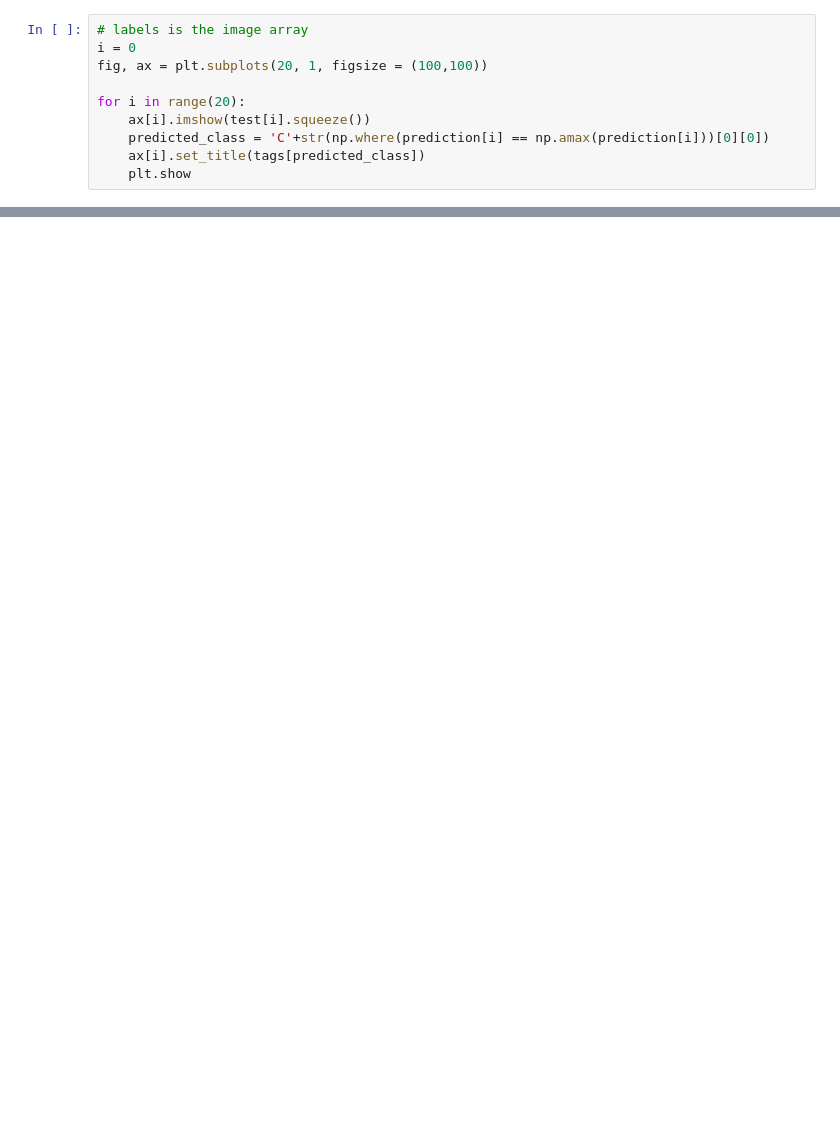
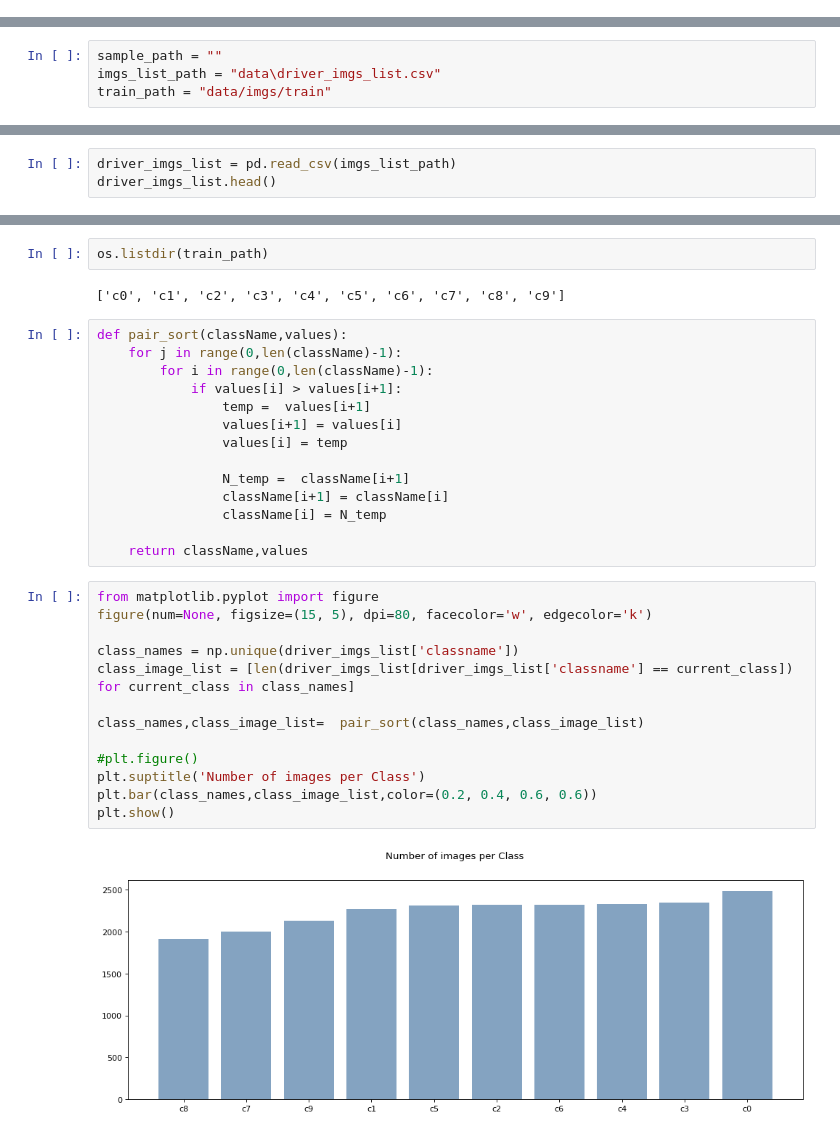
Before and after one commit to Marirs27/Final-Year-Project, a Jupyter notebook: RESNET_Model.ipynb, the cells around one changed output, grey strips where cells are left out. Cells and saved outputs as stored; diff of their text form; blank space fills up the shorter version.

```diff
--- a/RESNET_Model.ipynb
+++ b/RESNET_Model.ipynb
@@ -344,10 +0,0 @@ tags = { "C0": "safe driving",
-# %%
-# labels is the image array
-i = 0
-fig, ax = plt.subplots(20, 1, figsize = (100,100))
-
-for i in range(20):
-    ax[i].imshow(test[i].squeeze())
-    predicted_class = 'C'+str(np.where(prediction[i] == np.amax(prediction[i]))[0][0])
-    ax[i].set_title(tags[predicted_class])
-    plt.show
@@ -355,0 +16,4 @@ for i in range(20):
+# %%
+sample_path = ""
+imgs_list_path = "data\driver_imgs_list.csv"
+train_path = "data/imgs/train"
@@ -355,0 +22,3 @@ for i in range(20):
+# %%
+driver_imgs_list = pd.read_csv(imgs_list_path)
+driver_imgs_list.head()
@@ -355,0 +32,33 @@ for i in range(20):
+# %%
+os.listdir(train_path)
+# %% [output]
+['c0', 'c1', 'c2', 'c3', 'c4', 'c5', 'c6', 'c7', 'c8', 'c9']
+# %%
+def pair_sort(className,values):
+    for j in range(0,len(className)-1):
+        for i in range(0,len(className)-1):
+            if values[i] > values[i+1]:
+                temp =  values[i+1]
+                values[i+1] = values[i]
+                values[i] = temp
+
+                N_temp =  className[i+1]
+                className[i+1] = className[i]
+                className[i] = N_temp
+
+    return className,values
+# %%
+from matplotlib.pyplot import figure
+figure(num=None, figsize=(15, 5), dpi=80, facecolor='w', edgecolor='k')
+
+class_names = np.unique(driver_imgs_list['classname'])
+class_image_list = [len(driver_imgs_list[driver_imgs_list['classname'] == current_class]) for current_class in class_names]
+
+class_names,class_image_list=  pair_sort(class_names,class_image_list)
+
+#plt.figure()
+plt.suptitle('Number of images per Class')
+plt.bar(class_names,class_image_list,color=(0.2, 0.4, 0.6, 0.6))
+plt.show()
+# %% [output]
+[figure, added]
```
Also changed, not shown: parts of 47 cells of this notebook, 1 other file.
